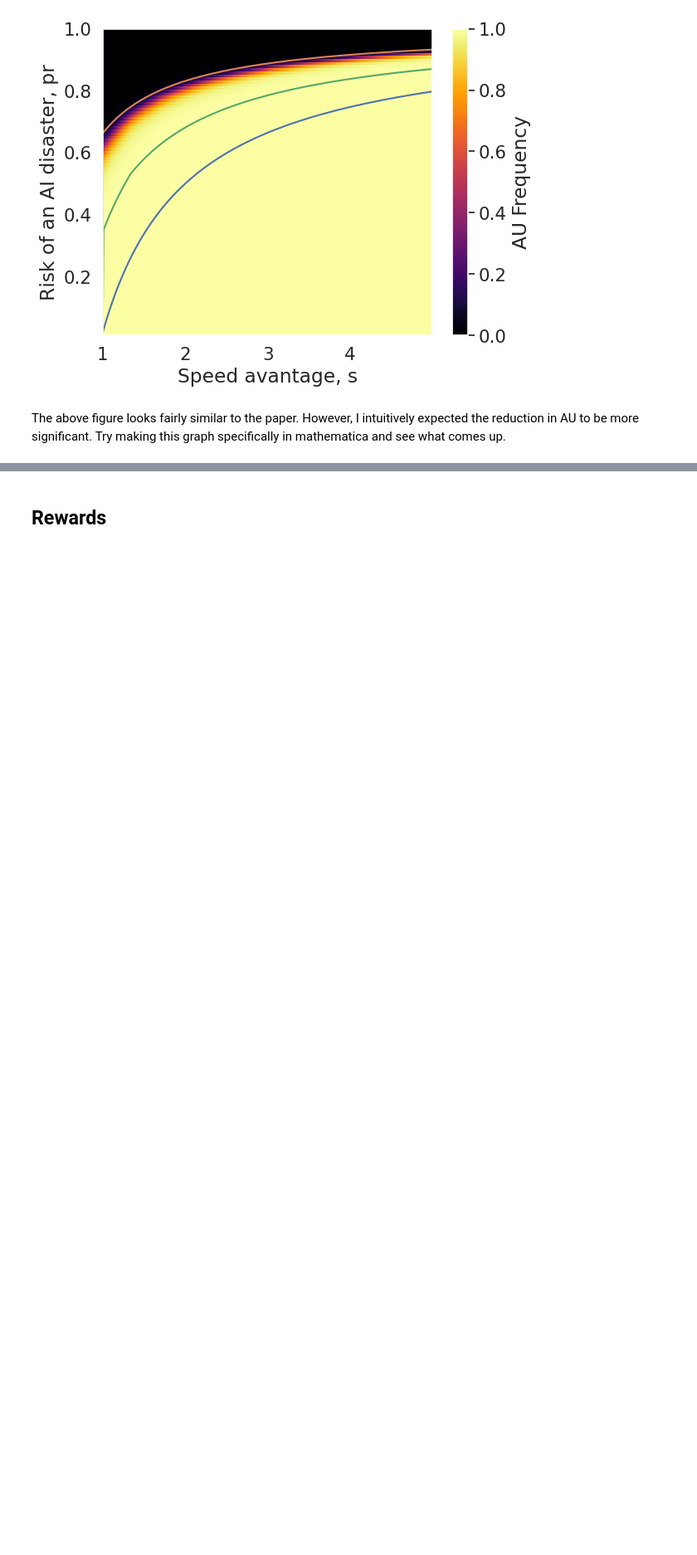
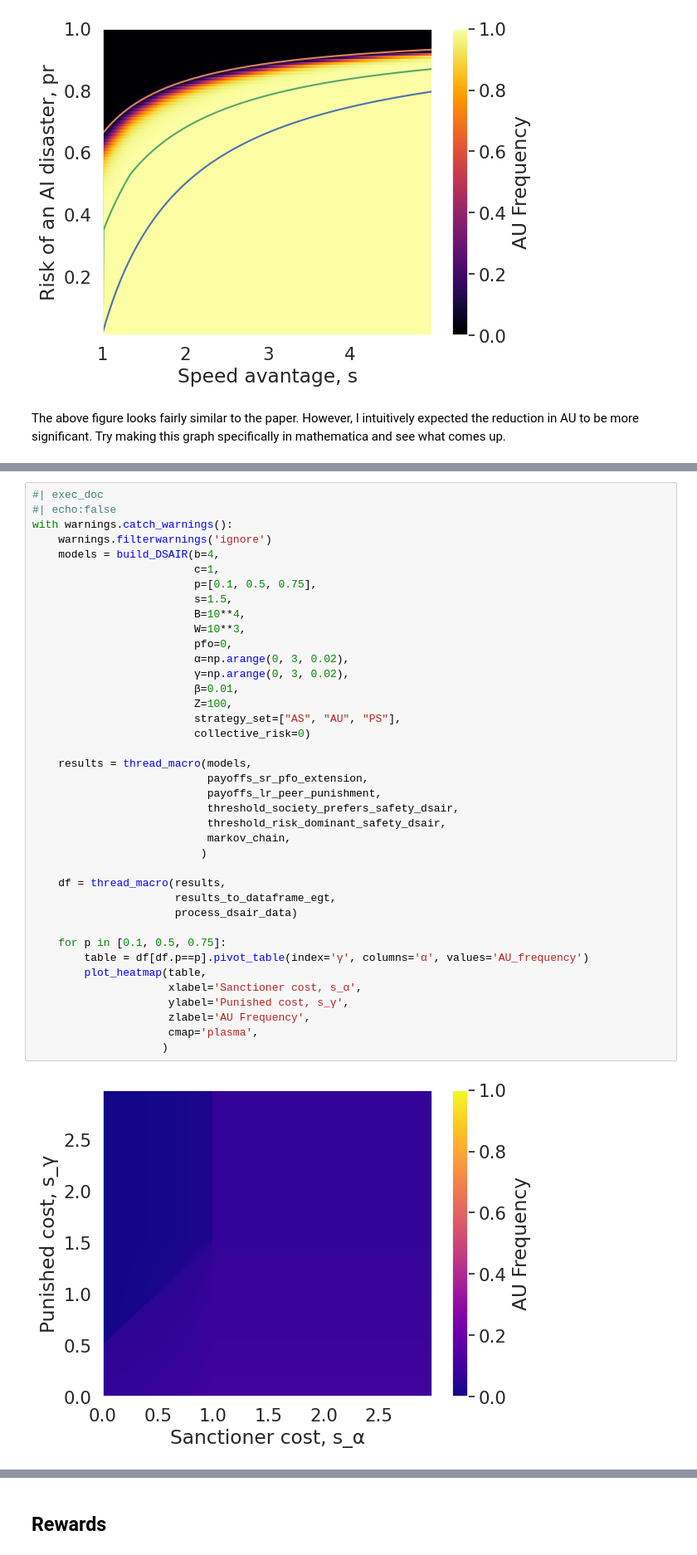
Before and after one commit to PaoloBova/gh-pages-example, a Jupyter notebook: nbs/Analysis/10_analysis_dsair.ipynb, the cells around one changed output, grey strips where cells are left out. Shown at 83% size. Saved outputs shown, nothing was run; the diff lists cells and outputs as text; blank space fills up the shorter version.

Commit message:
Extend punishments analysis to longer timelines

```diff
--- a/nbs/Analysis/10_analysis_dsair.ipynb
+++ b/nbs/Analysis/10_analysis_dsair.ipynb
@@ -626,0 +643,41 @@ The above figure looks fairly similar to the paper. However, I intuitively expec
+# %%
+#| exec_doc
+#| echo:false
+with warnings.catch_warnings():
+    warnings.filterwarnings('ignore')
+    models = build_DSAIR(b=4,
+                         c=1,
+                         p=[0.1, 0.5, 0.75],
+                         s=1.5,
+                         B=10**4,
+                         W=10**3,
+                         pfo=0,
+                         α=np.arange(0, 3, 0.02),
+                         γ=np.arange(0, 3, 0.02),
+                         β=0.01,
+                         Z=100,
+                         strategy_set=["AS", "AU", "PS"],
+                         collective_risk=0)
+
+    results = thread_macro(models,
+                           payoffs_sr_pfo_extension,
+                           payoffs_lr_peer_punishment,
+                           threshold_society_prefers_safety_dsair,
+                           threshold_risk_dominant_safety_dsair,
+                           markov_chain,
+                          )
+
+    df = thread_macro(results,
+                      results_to_dataframe_egt,
+                      process_dsair_data)
+
+    for p in [0.1, 0.5, 0.75]:
+        table = df[df.p==p].pivot_table(index='γ', columns='α', values='AU_frequency')
+        plot_heatmap(table,
+                     xlabel='Sanctioner cost, s_α',
+                     ylabel='Punished cost, s_γ',
+                     zlabel='AU Frequency',
+                     cmap='plasma',
+                    )
+# %% [output]
+[figure, added]
```
Also changed, not shown: parts of 15 cells of this notebook, 2 other files.
